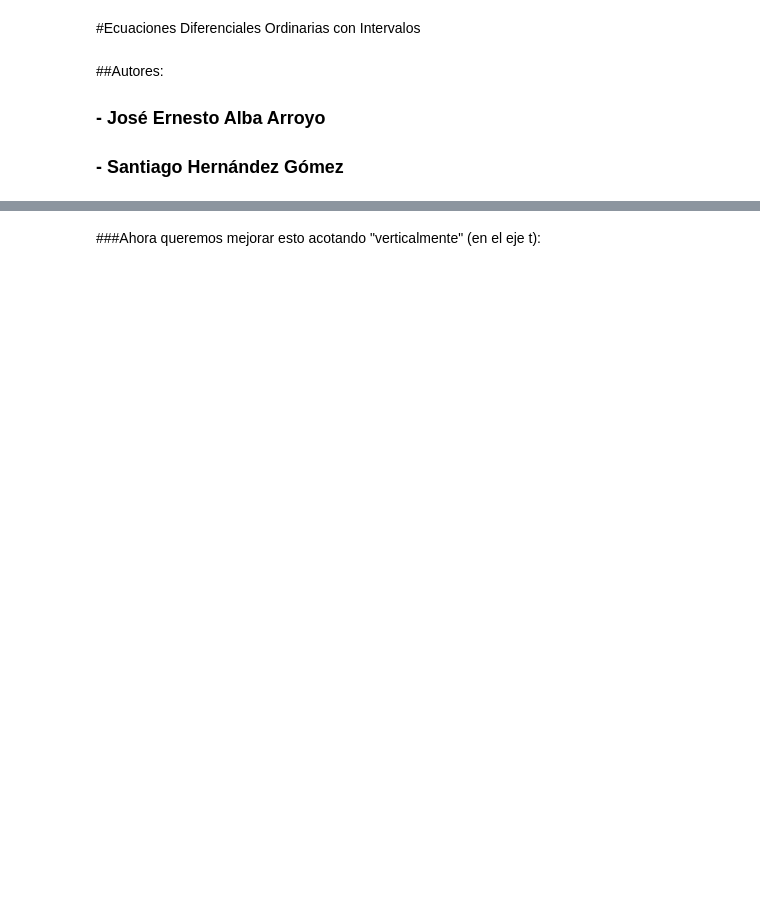
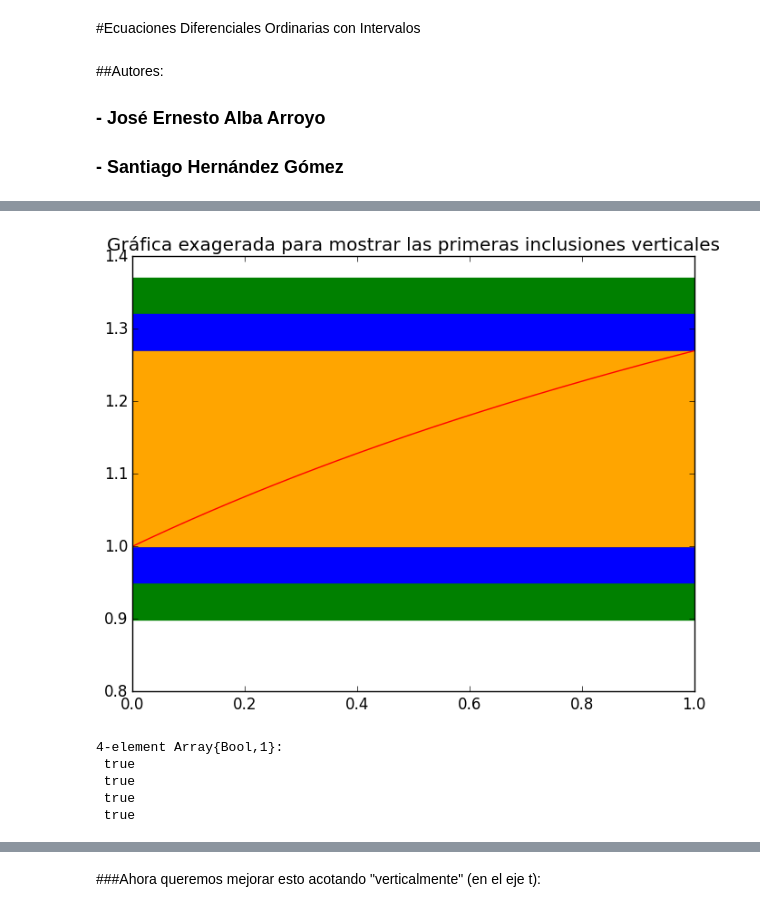
Before and after one commit to ealba/ProyectoClase, a Jupyter notebook: Notas/PresentacionFinal.ipynb, the cells around one changed output, grey strips where cells are left out. Saved outputs shown, nothing was run; the diff lists cells and outputs as text; code cells hidden in the pictures; blank space fills up the shorter version.

```diff
--- a/Notas/PresentacionFinal.ipynb
+++ b/Notas/PresentacionFinal.ipynb
@@ -65,5 +47,4 @@ Partimos de que tenemos un intervalo $z_0$, "sacado de la manga",  que contiene
 # %%
-tic()
 
 # d/dt x(t) = -2x(t) ; x(0)=3   →    x(t)= 3 exp(-2t)
 
@@ -78,11 +59,8 @@ tf=t0+dt*n;
 x_RK=RungeKutta4(t0,x0,dt,n,f);
 z0=zetacero(x0,dt,n,f);
 
-
-PyPlot.plot(linspace(t0,tf,n+1),x_RK,"r")
-PyPlot.fill_between([0,1],float64(z0.a-0.2),float64(z0.b+0.2),color="lightblue")
-#PyPlot.xlim([-.1,1])
-Intervalo(x_RK[1],x_RK[end]) in z0
-
-toc()
+T= BuscarTBuena(x0,t0,dt,n,f,z0)
+z1=kaesimaZeta(t0,T,x0,z0,f,1)[end]
+z2=kaesimaZeta(t0,T,x0,z0,f,2)[end]
+z3=kaesimaZeta(t0,T,x0,z0,f,3)[end]
 # %% [output]
@@ -116,0 +94,16 @@ donde $t \in [0,T]$
+# %%
+PyPlot.plot(linspace(t0,tf,n+1),x_RK,"r")
+PyPlot.fill_between([0,1],float64(z0.a-0.1),float64(z0.b+0.1),color="green")
+PyPlot.fill_between([0,1],float64(z1.a-0.05),float64(z1.b+0.05),color="blue")
+PyPlot.fill_between([0,1],float64(z2.a),float64(z2.b),color="black")
+PyPlot.fill_between([0,1],float64(z3.a),float64(z3.b),color="orange")
+
+PyPlot.title("Gráfica exagerada para mostrar las primeras inclusiones verticales")
+[Intervalo(x_RK[1],x_RK[end]) in z0, z1 in z0, z2 in z1 , z3 in z2]
+# %% [output]
+[figure, added]
+4-element Array{Bool,1}:
+ true
+ true
+ true
+ true
```
Also changed, not shown: parts of 52 cells of this notebook, 7 other files.
